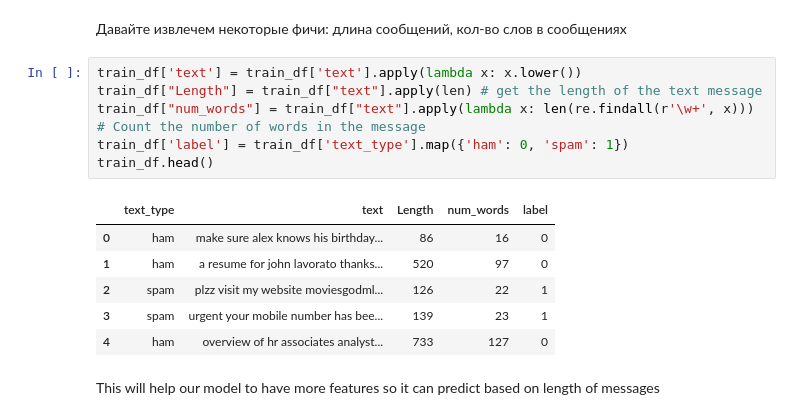
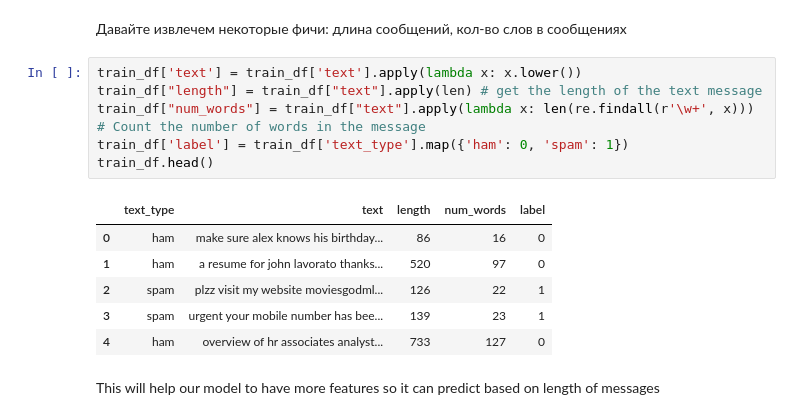
Before and after one commit to sBakhmutov/vk_spam_or_ham, a Jupyter notebook: vk_spam_model.ipynb, the cells around one changed output. Saved outputs shown, nothing was run; the diff lists cells and outputs as text.

```diff
--- a/vk_spam_model.ipynb
+++ b/vk_spam_model.ipynb
@@ -82,12 +100,12 @@ memory usage: 254.5+ KB
 Давайте извлечем некоторые фичи: длина сообщений, кол-во слов в сообщениях
 # %%
 train_df['text'] = train_df['text'].apply(lambda x: x.lower())
-train_df["Length"] = train_df["text"].apply(len) # get the length of the text message
+train_df["length"] = train_df["text"].apply(len) # get the length of the text message
 train_df["num_words"] = train_df["text"].apply(lambda x: len(re.findall(r'\w+', x))) # Count the number of words in the message
 train_df['label'] = train_df['text_type'].map({'ham': 0, 'spam': 1})
 train_df.head()
 # %% [output]
-|  | text_type | text | Length | num_words | label |
+|  | text_type | text | length | num_words | label |
 | 0 | ham | make sure alex knows his birthday... | 86 | 16 | 0 |
 | 1 | ham | a resume for john lavorato thanks... | 520 | 97 | 0 |
 | 2 | spam | plzz visit my website moviesgodml... | 126 | 22 | 1 |
```
Also changed, not shown: parts of 78 cells of this notebook.
